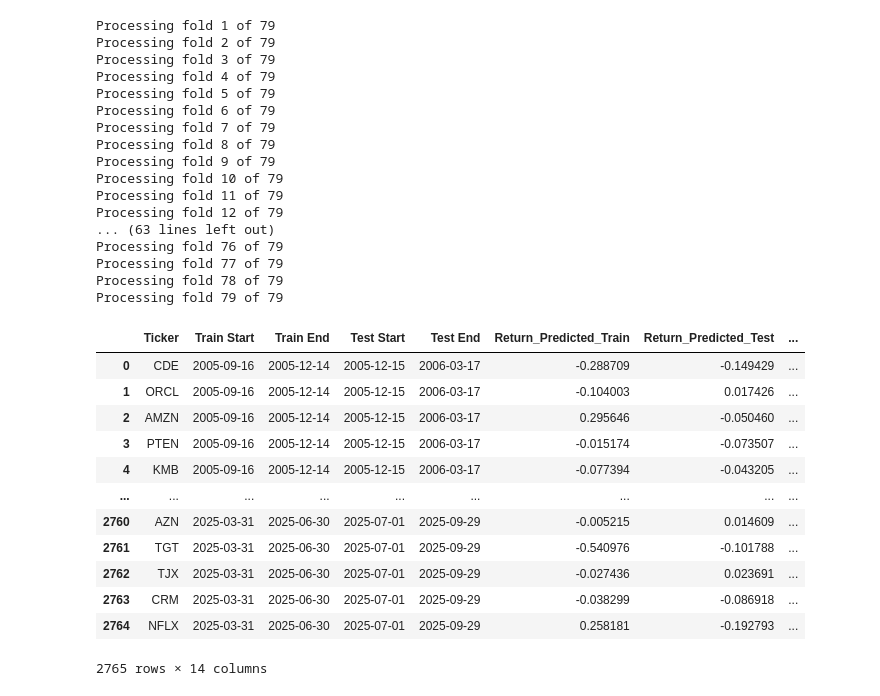
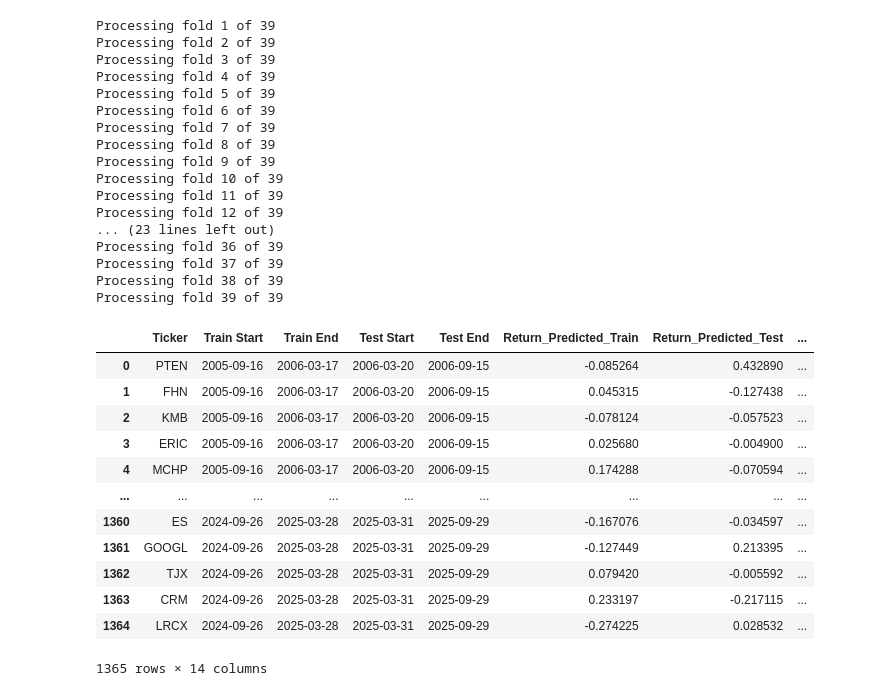
Before and after one commit to slang5/Sharp_Predict_V1, a Jupyter notebook: 2_randomforest_model.ipynb, the cells around one changed output. Saved outputs shown, nothing was run; the diff lists cells and outputs as text; code cells hidden in the pictures.

```diff
--- a/2_randomforest_model.ipynb
+++ b/2_randomforest_model.ipynb
@@ -39,7 +39,7 @@ features :Index(['Stochastic', 'William', 'Basic_Mid', 'Close_to_High', 'Close_t
 # Filter data_features to include only rows after the date N due to feature availability
 N = 151
 filtered_data = data_features[data_features.index > data_features.index[N]]
-filtered_data = filtered_data[filtered_data.index < filtered_data.index[(252*4)]]
+#filtered_data = filtered_data[filtered_data.index < filtered_data.index[(252*4)]]
 first_date = filtered_data.index.min()
 last_date = filtered_data.index.max()
 print(f'Data filtered to include only rows after {first_date}')
@@ -51,7 +51,7 @@ Data filtered to include only rows before 2009-08-11 00:00:00
 # find best features using SelectKBest on every ticker and keep most frequent features
 
 most_frequent_features = []
-k_best_features = 34
+k_best_features = 70
 required_col = 'DD_Return'
 
 for ticker in filtered_data.columns.get_level_values(0).unique():
@@ -70,12 +70,16 @@ for ticker in filtered_data.columns.get_level_values(0).unique():
 
     most_frequent_features.extend(selected_features)
 
-# add Signal column to most frequent features
+
+most_frequent_features = pd.Series(most_frequent_features).value_counts().sort_values(ascending=False).head(k_best_features)
+most_frequent_features = most_frequent_features.index.tolist()
+
 most_frequent_features.append('Signal')
 
-most_frequent_features = pd.Series(most_frequent_features).value_counts()
-most_frequent_features = most_frequent_features.head(100).index.tolist()
 print("Most frequent features selected across all tickers:")
 print(most_frequent_features)
+
+# Remove unseen feature from filtered_data
+filtered_data = filtered_data.loc[:, (slice(None), most_frequent_features)]
 # %% [output]
 Most frequent features selected across all tickers:
@@ -357,7 +386,7 @@ for train_index, test_index in tscv_selected.split(filtered_data):
 
         # Fit linear regression model
         model = RandomForestClassifier(n_estimators=metrics_perf_df[(metrics_perf_df['Ticker'] == ticker) & (metrics_perf_df['Train Start'] == train_data.index.min())]['n_estimators'].values[0],
-                                        random_state=42, n_jobs=-1, ccp_alpha=0.1)
+                                        random_state=42, n_jobs=-1, max_depth=5, min_samples_split=50, min_samples_leaf=1, max_features='sqrt')
         model.fit(X_train_scaled, Y_train)
 
         # Make predictions
@@ -371,62 +400,62 @@ for train_index, test_index in tscv_selected.split(filtered_data):
         return_predicted_test = float(np.sum(Y_test_pred_src * Return))
 
         market_return_train = float(np.sum(X_train.DD_Return.shift(-1).fillna(0)))
         market_return_test = float(np.sum(Return))
 
         ratio_train = return_predicted_train / market_return_train if market_return_train != 0 else 0
         ratio_test = return_predicted_test / market_return_test if market_return_test != 0 else 0
 
         metrics_perf_selected.append({
             'Ticker': ticker,
             'Train Start': train_data.index.min(),
             'Train End': train_data.index.max(),
             'Test Start': test_data.index.min(),
             'Test End': test_data.index.max(),
             'Return_Predicted_Train': return_predicted_train,
             'Return_Predicted_Test': return_predicted_test,
             'Market_Return_Train': market_return_train,
             'Market_Return_Test': market_return_test,
             'Ratio_Train': ratio_train,
             'Ratio_Test': ratio_test,
             'Model_train_>_Market_train': 1 if return_predicted_train > market_return_train else 0,
             'Model_test_>_Market_test': 1 if return_predicted_test > market_return_test else 0,
             'n_estimators': model.n_estimators,
         })
 
 metrics_perf_selected_df = pd.DataFrame(metrics_perf_selected)
 metrics_perf_selected_df.to_csv('model/randomforest/metrics_selected_data.csv', index=False)
 metrics_perf_selected_df
 # %% [output]
-Processing fold 1 of 79
-Processing fold 2 of 79
-Processing fold 3 of 79
-Processing fold 4 of 79
-Processing fold 5 of 79
-Processing fold 6 of 79
-Processing fold 7 of 79
-Processing fold 8 of 79
-Processing fold 9 of 79
-Processing fold 10 of 79
-Processing fold 11 of 79
-Processing fold 12 of 79
-... (63 lines left out)
-Processing fold 76 of 79
-Processing fold 77 of 79
-Processing fold 78 of 79
-Processing fold 79 of 79
+Processing fold 1 of 39
+Processing fold 2 of 39
+Processing fold 3 of 39
+Processing fold 4 of 39
+Processing fold 5 of 39
+Processing fold 6 of 39
+Processing fold 7 of 39
+Processing fold 8 of 39
+Processing fold 9 of 39
+Processing fold 10 of 39
+Processing fold 11 of 39
+Processing fold 12 of 39
+... (23 lines left out)
+Processing fold 36 of 39
+Processing fold 37 of 39
+Processing fold 38 of 39
+Processing fold 39 of 39
 |  | Ticker | Train Start | Train End | Test Start | Test End | Return_Predicted_Train | Return_Predicted_Test | ... |
-| 0 | CDE | 2005-09-16 | 2005-12-14 | 2005-12-15 | 2006-03-17 | -0.288709 | -0.149429 | ... |
-| 1 | ORCL | 2005-09-16 | 2005-12-14 | 2005-12-15 | 2006-03-17 | -0.104003 | 0.017426 | ... |
-| 2 | AMZN | 2005-09-16 | 2005-12-14 | 2005-12-15 | 2006-03-17 | 0.295646 | -0.050460 | ... |
-| 3 | PTEN | 2005-09-16 | 2005-12-14 | 2005-12-15 | 2006-03-17 | -0.015174 | -0.073507 | ... |
-| 4 | KMB | 2005-09-16 | 2005-12-14 | 2005-12-15 | 2006-03-17 | -0.077394 | -0.043205 | ... |
+| 0 | PTEN | 2005-09-16 | 2006-03-17 | 2006-03-20 | 2006-09-15 | -0.085264 | 0.432890 | ... |
+| 1 | FHN | 2005-09-16 | 2006-03-17 | 2006-03-20 | 2006-09-15 | 0.045315 | -0.127438 | ... |
+| 2 | KMB | 2005-09-16 | 2006-03-17 | 2006-03-20 | 2006-09-15 | -0.078124 | -0.057523 | ... |
+| 3 | ERIC | 2005-09-16 | 2006-03-17 | 2006-03-20 | 2006-09-15 | 0.025680 | -0.004900 | ... |
+| 4 | MCHP | 2005-09-16 | 2006-03-17 | 2006-03-20 | 2006-09-15 | 0.174288 | -0.070594 | ... |
 | ... | ... | ... | ... | ... | ... | ... | ... | ... |
-| 2760 | AZN | 2025-03-31 | 2025-06-30 | 2025-07-01 | 2025-09-29 | -0.005215 | 0.014609 | ... |
-| 2761 | TGT | 2025-03-31 | 2025-06-30 | 2025-07-01 | 2025-09-29 | -0.540976 | -0.101788 | ... |
-| 2762 | TJX | 2025-03-31 | 2025-06-30 | 2025-07-01 | 2025-09-29 | -0.027436 | 0.023691 | ... |
-| 2763 | CRM | 2025-03-31 | 2025-06-30 | 2025-07-01 | 2025-09-29 | -0.038299 | -0.086918 | ... |
-| 2764 | NFLX | 2025-03-31 | 2025-06-30 | 2025-07-01 | 2025-09-29 | 0.258181 | -0.192793 | ... |
+| 1360 | ES | 2024-09-26 | 2025-03-28 | 2025-03-31 | 2025-09-29 | -0.167076 | -0.034597 | ... |
+| 1361 | GOOGL | 2024-09-26 | 2025-03-28 | 2025-03-31 | 2025-09-29 | -0.127449 | 0.213395 | ... |
+| 1362 | TJX | 2024-09-26 | 2025-03-28 | 2025-03-31 | 2025-09-29 | 0.079420 | -0.005592 | ... |
+| 1363 | CRM | 2024-09-26 | 2025-03-28 | 2025-03-31 | 2025-09-29 | 0.233197 | -0.217115 | ... |
+| 1364 | LRCX | 2024-09-26 | 2025-03-28 | 2025-03-31 | 2025-09-29 | -0.274225 | 0.028532 | ... |
-2765 rows × 14 columns
+1365 rows × 14 columns
 # %%
 # lets compute the average Return_Predicted_Train and Return_Predicted_Test for Train Start dates batch
 summary_graph_selected = metrics_perf_selected_df.groupby(['Train Start', 'Train End', 'Test Start', 'Test End']).agg({
```
Also changed, not shown: parts of 15 cells of this notebook, 10 other files.
